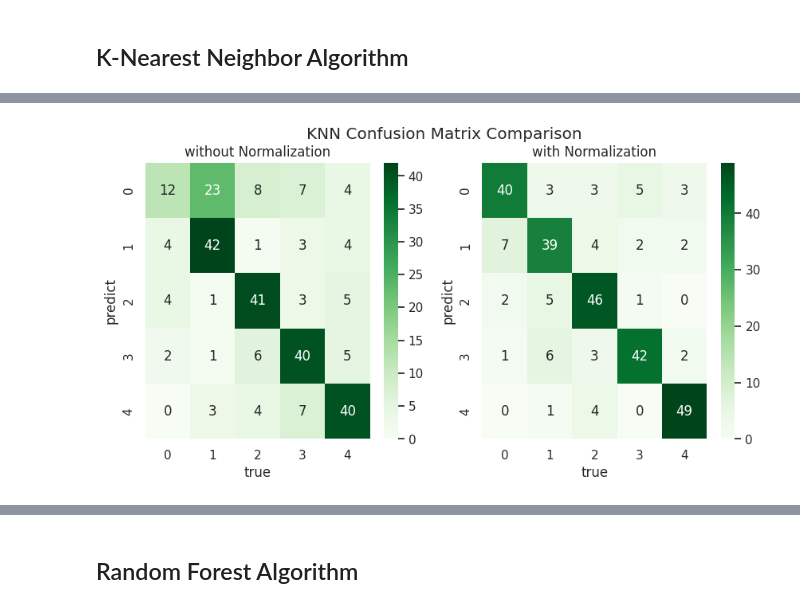
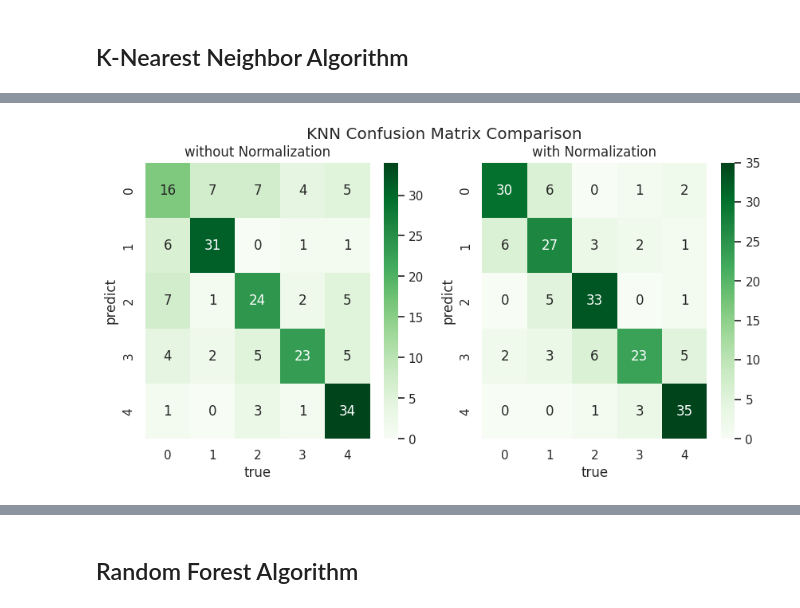
Before and after one commit to AreIsAndI/heart-disease-prediction, a Jupyter notebook: BK_Project_Analyzing_Heart_Disease_Prediction_on_Hungarian_Dataset.ipynb, the cells around one changed output, grey strips where cells are left out. Saved outputs shown, nothing was run; the diff lists cells and outputs as text; code cells hidden in the pictures.

```diff
--- a/BK_Project_Analyzing_Heart_Disease_Prediction_on_Hungarian_Dataset.ipynb
+++ b/BK_Project_Analyzing_Heart_Disease_Prediction_on_Hungarian_Dataset.ipynb
@@ -343,0 +374,6 @@ plt.show()
+# %%
+# proceed the undersampling method
+mod_df = mod_df.drop(temp2[130:]).copy()
+
+# make sure the number of target with no heart disease is 130
+mod_df['target'].value_counts()
@@ -350,4 +391,4 @@ y = mod_df['target']
 # %%
 # proceed the oversampling method
 smote = SMOTE(random_state = 42)
-x_oversample, y_oversample = smote.fit_resample(x, y)
+x_hybrid, y_hybrid = smote.fit_resample(x, y)
@@ -354,9 +416,8 @@ x_oversample, y_oversample = smote.fit_resample(x, y)
 # %%
-# visualize the comparison
 # initial canvas and variables
 fig, ax = plt.subplots(1, 2, figsize = (12, 5))
 plt.suptitle('Label Composition After Resampling')
-temp3 = y_oversample.value_counts()
+temp3 = y_hybrid.value_counts()
 temp4 = pd.DataFrame({
     'labels': temp3.keys(),
     'counter': temp3,
@@ -389,11 +450,11 @@ plt.show()
 ## Data Spliting with/without Normalization
 # %%
 # splitting the oversampling data
-x_train, x_test, y_train, y_test = train_test_split(x_oversample,
-                                                    y_oversample,
+x_train, x_test, y_train, y_test = train_test_split(x_hybrid,
+                                                    y_hybrid,
                                                     test_size = 0.3,
                                                     random_state = 42,
-                                                    stratify = y_oversample
+                                                    stratify = y_hybrid
                                                     )
 # %%
 # perform min-max scaler for the data train
@@ -430,25 +491,24 @@ knn_norm_cm = confusion_matrix(y_test, knn_norm_pred)
 # %%
 # visualize the comparison
 # initial canvas and variables
 fig, ax = plt.subplots(1, 2, figsize = (10, 4.5))
 plt.suptitle('KNN Confusion Matrix Comparison')
 
 # visualize the confusion matrix
 sns.heatmap(knn_cm,
             ax = ax[0],
             annot = True, cmap='Greens')
 sns.heatmap(knn_norm_cm,
             ax = ax[1],
             annot = True, cmap='Greens')
 ax[0].set_title('without Normalization')
-ax[0].set_xlabel('true')
-ax[0].set_ylabel('predict')
 ax[1].set_title('with Normalization')
-ax[1].set_xlabel('true')
-ax[1].set_ylabel('predict')
+for i in range(2):
+  ax[i].set_xlabel('true')
+  ax[i].set_ylabel('predict')
 plt.show()
 # %% [output]
-[figure, old version]
+[figure, new version]
 # %%
 # print the classification report
 print(classification_report(y_test, knn_pred))
```
Also changed, not shown: parts of 27 cells of this notebook.
